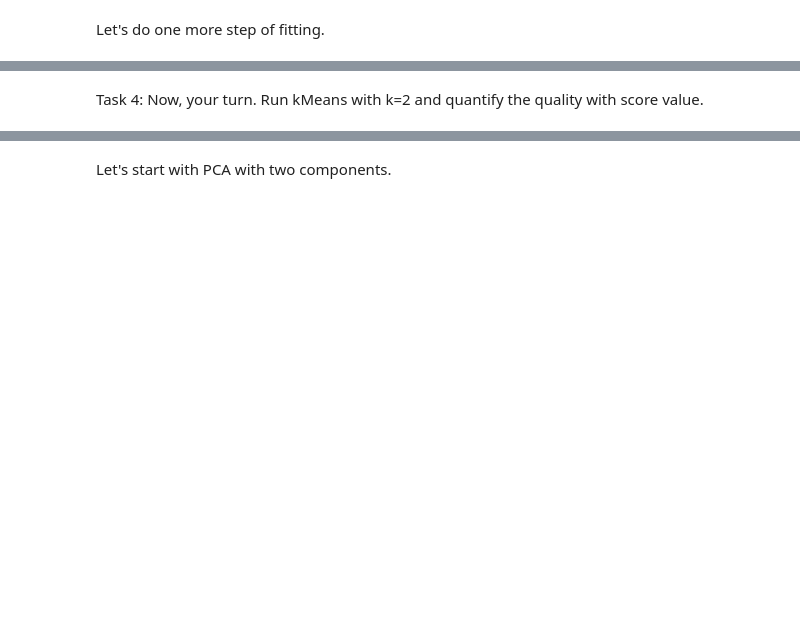
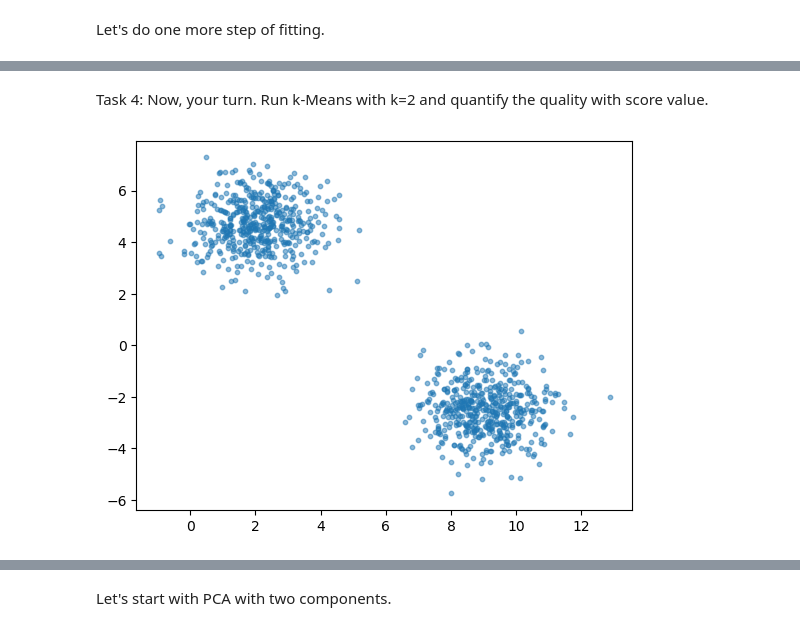
Before and after one commit to cswelch/Physics-434, a Jupyter notebook: Lec 17-18 post-lecture quiz.ipynb, the cells around one changed output, grey strips where cells are left out. Saved outputs shown, nothing was run; the diff lists cells and outputs as text; code cells hidden in the pictures; blank space fills up the shorter version.

```diff
--- a/Lec 17-18 post-lecture quiz.ipynb
+++ b/Lec 17-18 post-lecture quiz.ipynb
@@ -621,4 +640,18 @@ print(adjusted_rand_score(y_true, my_k_means.get_y_pred()))
 # %% [markdown]
-Task 4: Now, your turn. Run kMeans with k=2 and quantify the quality with score value.
+Task 4: Now, your turn. Run k-Means with k=2 and quantify the quality with score value.
 # %%
 # Write your code here
+# Randomly generate 2 clusters instead of 3.
+
+n_samples = 1000
+n_components = 2
+
+X, y_true = make_blobs(
+    n_samples=n_samples, centers=n_components, n_features=2, cluster_std=1, random_state=42
+)
+X = X[:, ::-1]
+# %%
+# Our new data looks like this:
+plt.scatter(X[:,0], X[:,1], s=10, alpha=.5);
+# %% [output]
+[figure, added]
```
Also changed, not shown: parts of 32 cells of this notebook.
